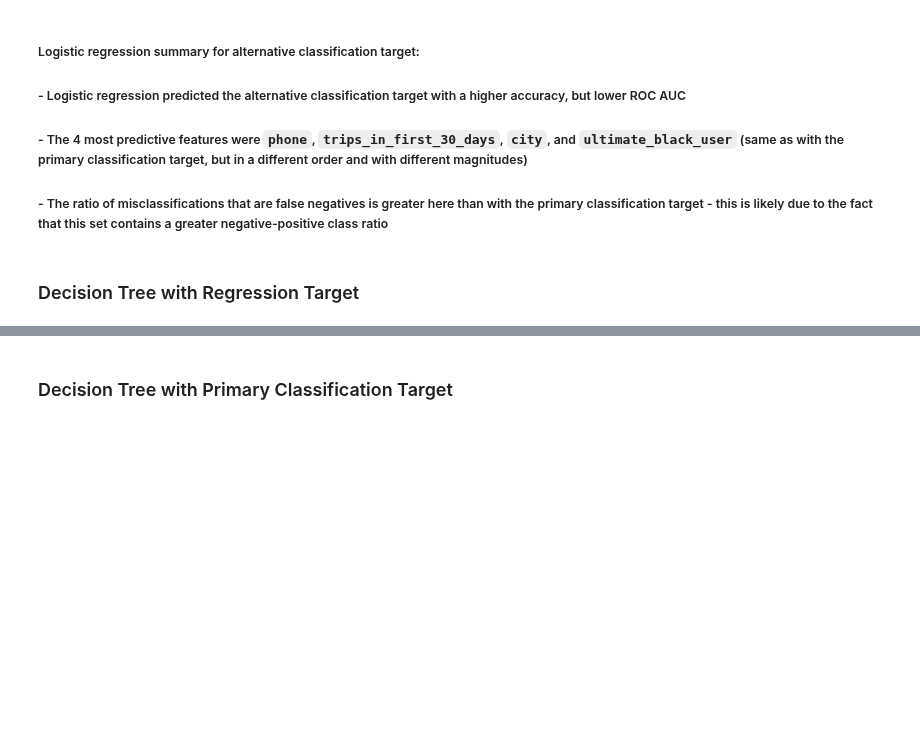
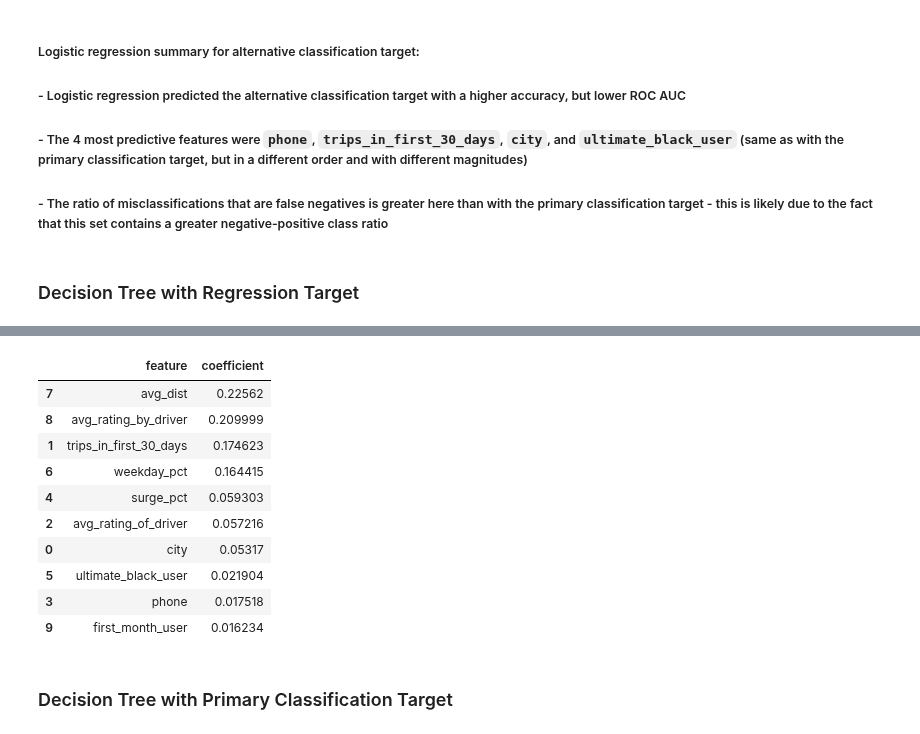
Before and after one commit to tri-bui/ultimate-challenge, a Jupyter notebook: 3-retention_modeling.ipynb, the cells around one changed output, grey strips where cells are left out. Cells and saved outputs as stored; diff of their text form; code cells hidden in the pictures; blank space fills up the shorter version.

```diff
--- a/3-retention_modeling.ipynb
+++ b/3-retention_modeling.ipynb
@@ -690,3 +690,19 @@ lr_alt_coefs
 ##### - The ratio of misclassifications that are false negatives is greater here than with the primary classification target - this is likely due to the fact that this set contains a greater negative-positive class ratio
 # %% [markdown]
 ### Decision Tree with Regression Target
+# %%
+# Decision tree
+dt_reg = DecisionTreeRegressor(random_state=0)
+dt_reg.fit(X_train_scaled, y_reg_train)
+
+# Predictions
+y_reg_train_dt_pred = lr_reg.predict(X_train_scaled)
+y_reg_test_dt_pred = lr_reg.predict(X_test_scaled)
+
+print('Train')
+print('Score:', dt_reg.score(X_train_scaled, y_reg_train))
+print('RMSE:', mean_squared_error(y_reg_train, y_reg_train_dt_pred, squared=False))
+
+print('\nTest')
+print('Score:', dt_reg.score(X_test_scaled, y_reg_test))
+print('RMSE:', mean_squared_error(y_reg_test, y_reg_test_dt_pred, squared=False))
@@ -693,3 +717,20 @@ lr_alt_coefs
+# %%
+# Feature Coefficients
+dt_reg_coefs = pd.DataFrame(np.array([X_train_scaled.columns.values, dt_reg.feature_importances_]).T,
+                            columns=['feature', 'coefficient']).sort_values('coefficient', ascending=False)
+dt_reg_coefs
+# %% [output]
+|  | feature | coefficient |
+| 7 | avg_dist | 0.22562 |
+| 8 | avg_rating_by_driver | 0.209999 |
+| 1 | trips_in_first_30_days | 0.174623 |
+| 6 | weekday_pct | 0.164415 |
+| 4 | surge_pct | 0.059303 |
+| 2 | avg_rating_of_driver | 0.057216 |
+| 0 | city | 0.05317 |
+| 5 | ultimate_black_user | 0.021904 |
+| 3 | phone | 0.017518 |
+| 9 | first_month_user | 0.016234 |
 # %% [markdown]
 ### Decision Tree with Primary Classification Target
 # %%
```
Also changed, not shown: parts of 2 cells of this notebook.
